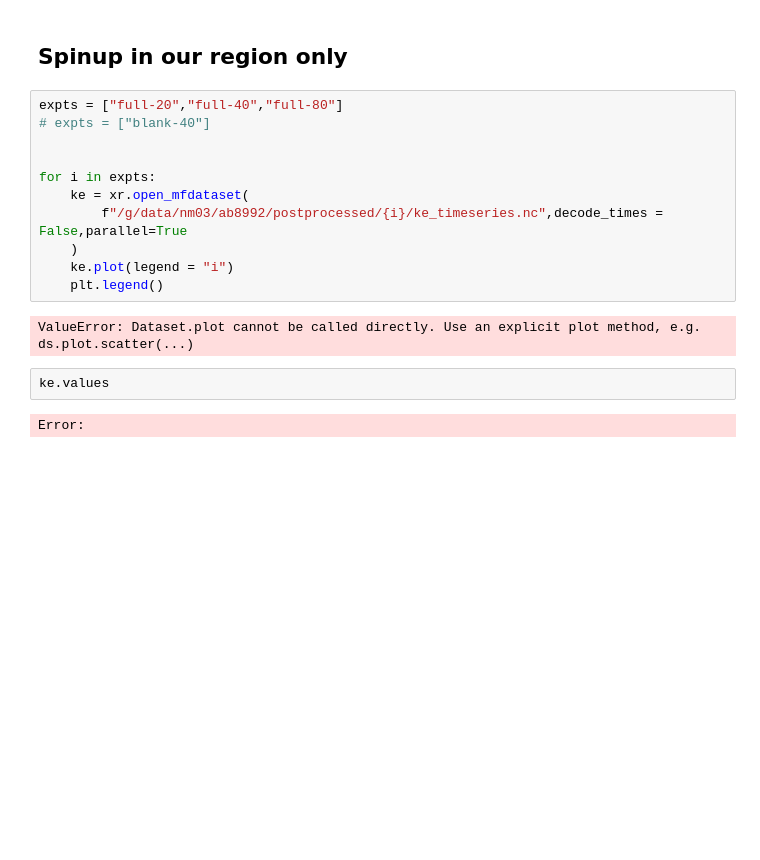
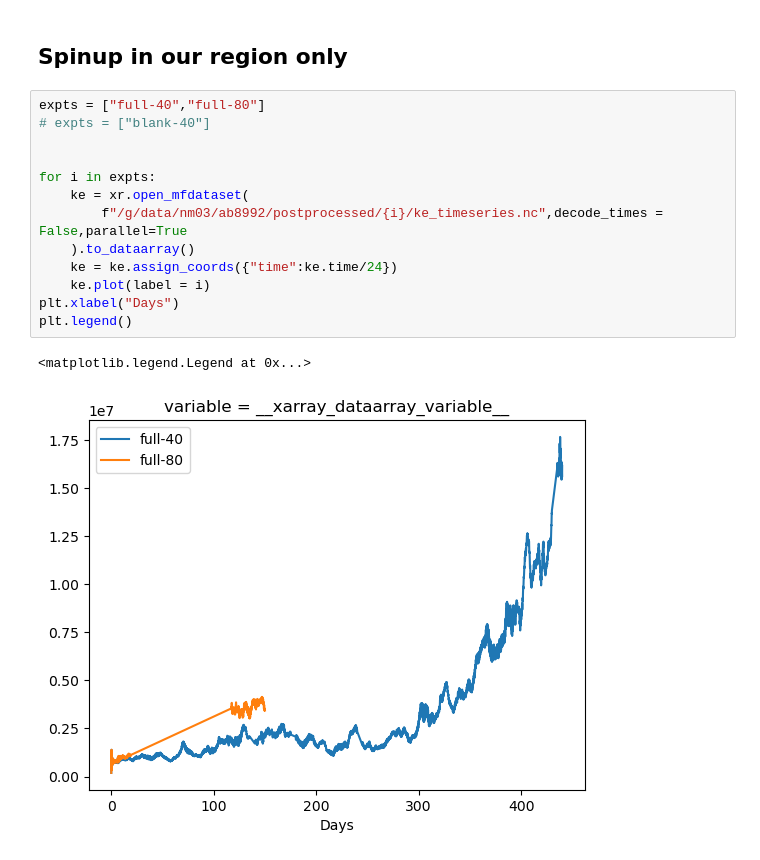
Before and after one commit to ashjbarnes/tasman-tides, a Jupyter notebook: notebooks/analysis/plot_spinup.ipynb, the cells around one changed output. Saved outputs shown, nothing was run; the diff lists cells and outputs as text; blank space fills up the shorter version.

```diff
--- a/notebooks/analysis/plot_spinup.ipynb
+++ b/notebooks/analysis/plot_spinup.ipynb
@@ -81,19 +81,18 @@ plt.legend()
 # %% [markdown]
 ## Spinup in our region only
 # %%
-expts = ["full-20","full-40","full-80"]
+expts = ["full-40","full-80"]
 # expts = ["blank-40"]
 
 
 for i in expts:
     ke = xr.open_mfdataset(
         f"/g/data/nm03/ab8992/postprocessed/{i}/ke_timeseries.nc",decode_times = False,parallel=True
-    )
-    ke.plot(legend = "i")
-    plt.legend()
+    ).to_dataarray()
+    ke = ke.assign_coords({"time":ke.time/24})
+    ke.plot(label = i)
+plt.xlabel("Days")
+plt.legend()
 # %% [output]
-ValueError: Dataset.plot cannot be called directly. Use an explicit plot method, e.g. ds.plot.scatter(...)
+<matplotlib.legend.Legend at 0x...>
+[figure, added]
-# %%
-ke.values
-# %% [output]
-Error:
```
Also changed, not shown: parts of 4 cells of this notebook.
